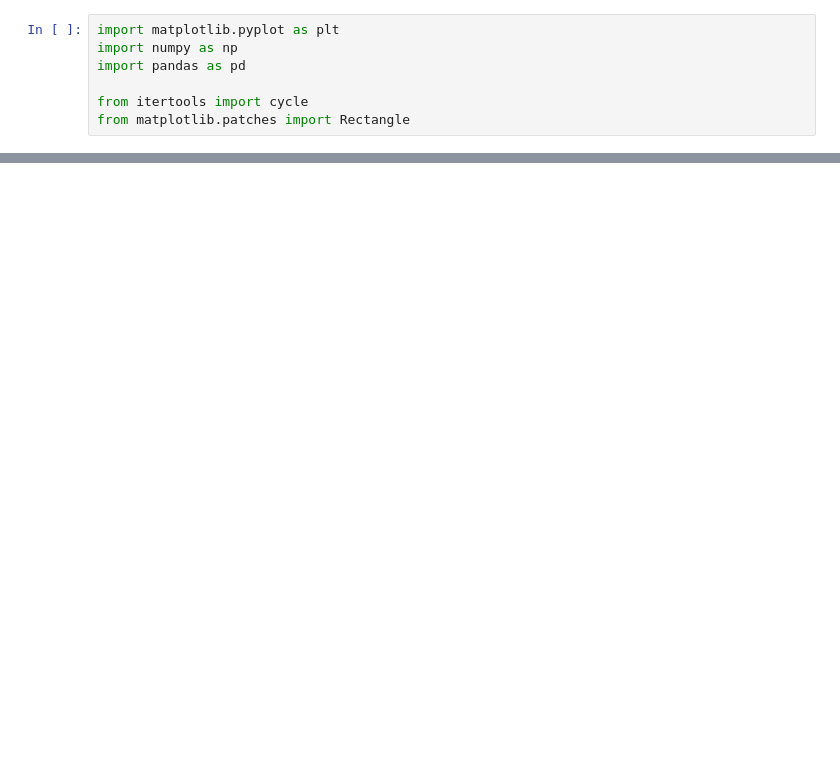
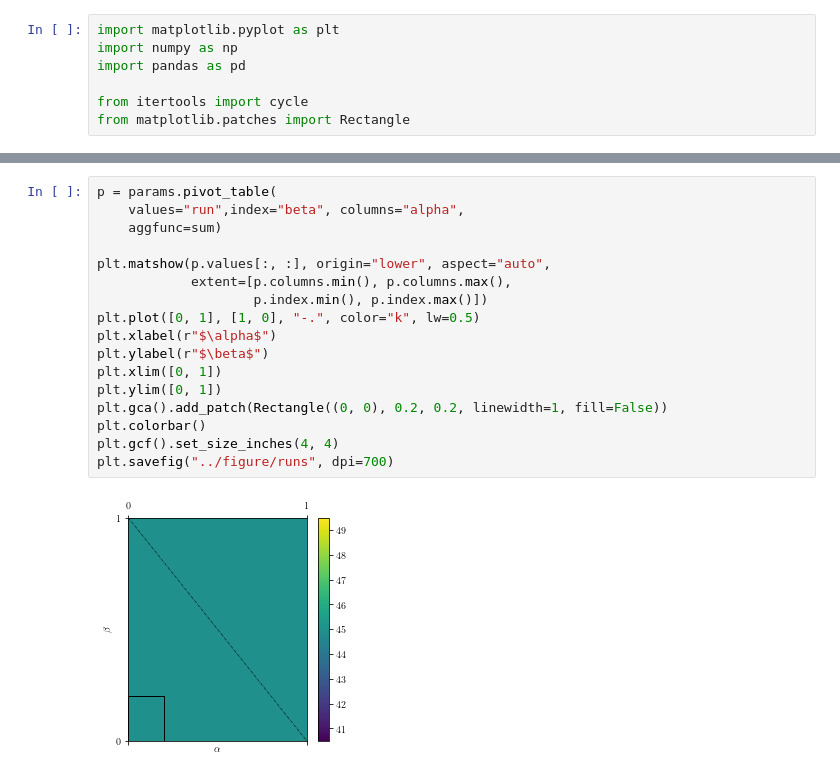
Before and after one commit to henmitch/chimera-2019, a Jupyter notebook: code/python/landscape_analysis.ipynb, the cells around one changed output, grey strips where cells are left out. Drawn from its saved outputs; the diff is of its cells as text; blank space fills up the shorter version.

```diff
--- a/code/python/landscape_analysis.ipynb
+++ b/code/python/landscape_analysis.ipynb
@@ -64,3 +79,22 @@ good[good["max_phase"] <= 2*np.pi].shape
+# %%
+p = params.pivot_table(
+    values="run",index="beta", columns="alpha",
+    aggfunc=sum)
+
+plt.matshow(p.values[:, :], origin="lower", aspect="auto",
+            extent=[p.columns.min(), p.columns.max(),
+                    p.index.min(), p.index.max()])
+plt.plot([0, 1], [1, 0], "-.", color="k", lw=0.5)
+plt.xlabel(r"$\alpha$")
+plt.ylabel(r"$\beta$")
+plt.xlim([0, 1])
+plt.ylim([0, 1])
+plt.gca().add_patch(Rectangle((0, 0), 0.2, 0.2, linewidth=1, fill=False))
+plt.colorbar()
+plt.gcf().set_size_inches(4, 4)
+plt.savefig("../figure/runs", dpi=700)
+# %% [output]
+[figure, added]
 # %%
 p = good[good["max_phase"] <= 2*np.pi].pivot_table(
     values="max_phase",index="beta", columns="alpha",
```
Also changed, not shown: parts of 22 cells of this notebook, 9 other files.
